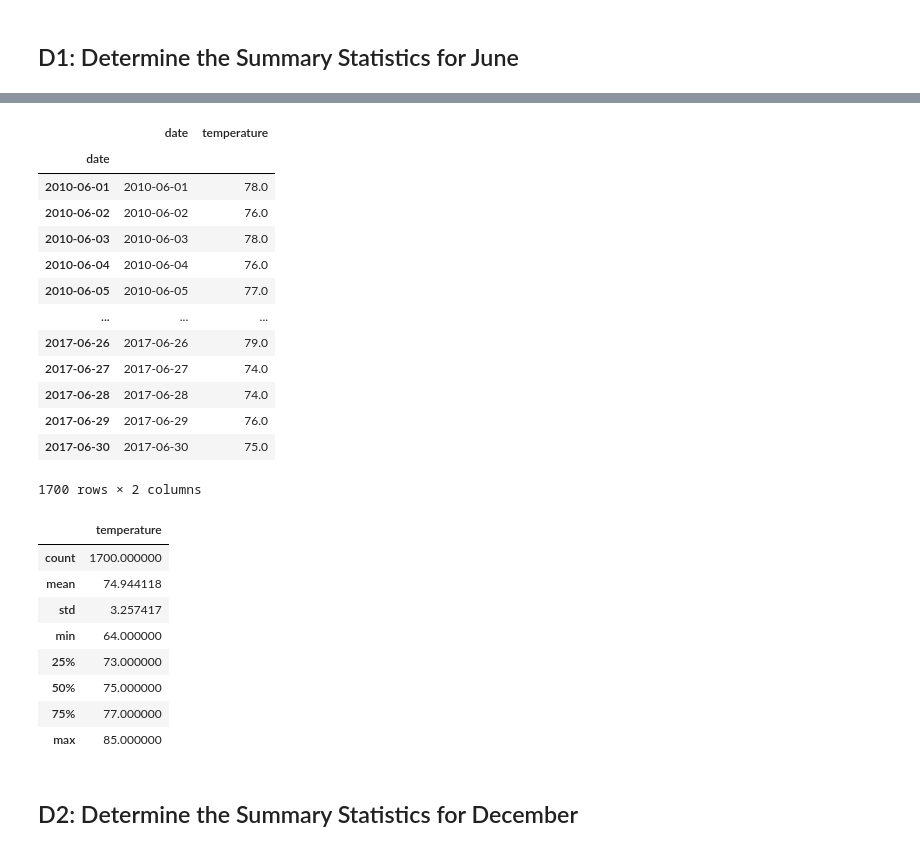
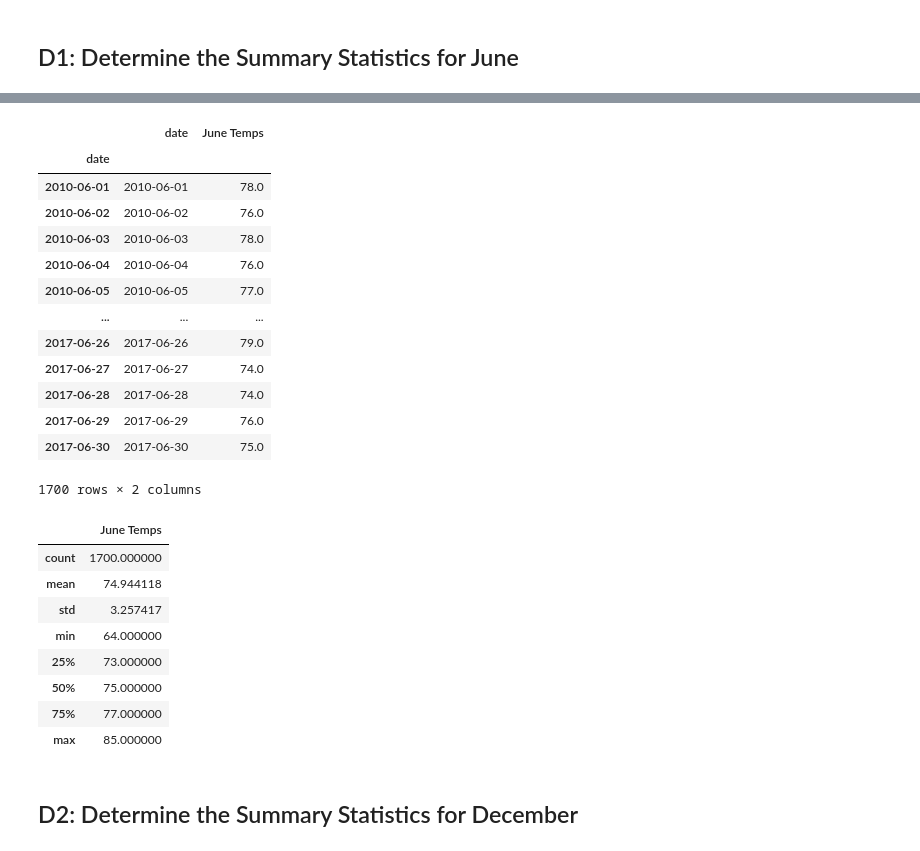
Before and after one commit to Brent-56/Surfs_up, a Jupyter notebook: SurfsUp_Challenge.ipynb, the cells around one changed output, grey strips where cells are left out. Cells and saved outputs as stored; diff of their text form; code cells hidden in the pictures.

```diff
--- a/SurfsUp_Challenge.ipynb
+++ b/SurfsUp_Challenge.ipynb
@@ -73,11 +55,11 @@ list_june
  ...]
 # %%
 # 3. Create a DataFrame from the list of temperatures for the month of June.
-temp_jun_df = pd.DataFrame(results, columns=['date','temperature'])
+temp_jun_df = pd.DataFrame(results, columns=['date','June Temps'])
 temp_jun_df.set_index(temp_jun_df['date'], inplace=True)
 temp_jun_df
 # %% [output]
-|  | date | temperature |
+|  | date | June Temps |
 | date |  |  |
 | 2010-06-01 | 2010-06-01 | 78.0 |
 | 2010-06-02 | 2010-06-02 | 76.0 |
@@ -95,7 +77,7 @@ temp_jun_df
 # 4. Calculate and print out the summary statistics for the June temperature DataFrame.
 temp_jun_df.describe()
 # %% [output]
-|  | temperature |
+|  | June Temps |
 | count | 1700.000000 |
 | mean | 74.944118 |
 | std | 3.257417 |
```
Also changed, not shown: parts of 4 cells of this notebook.
